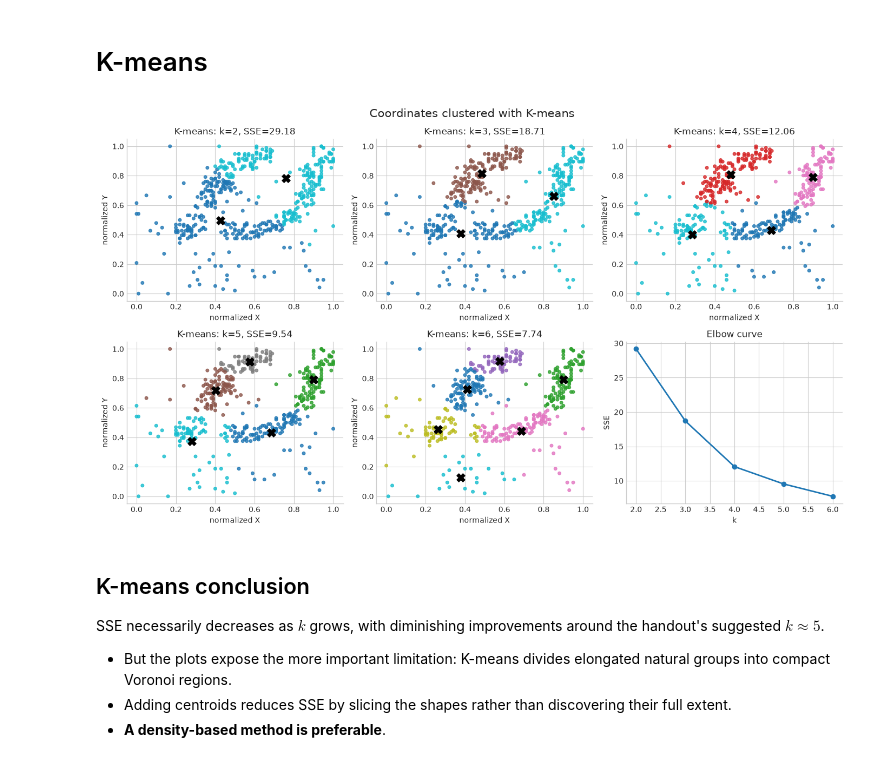
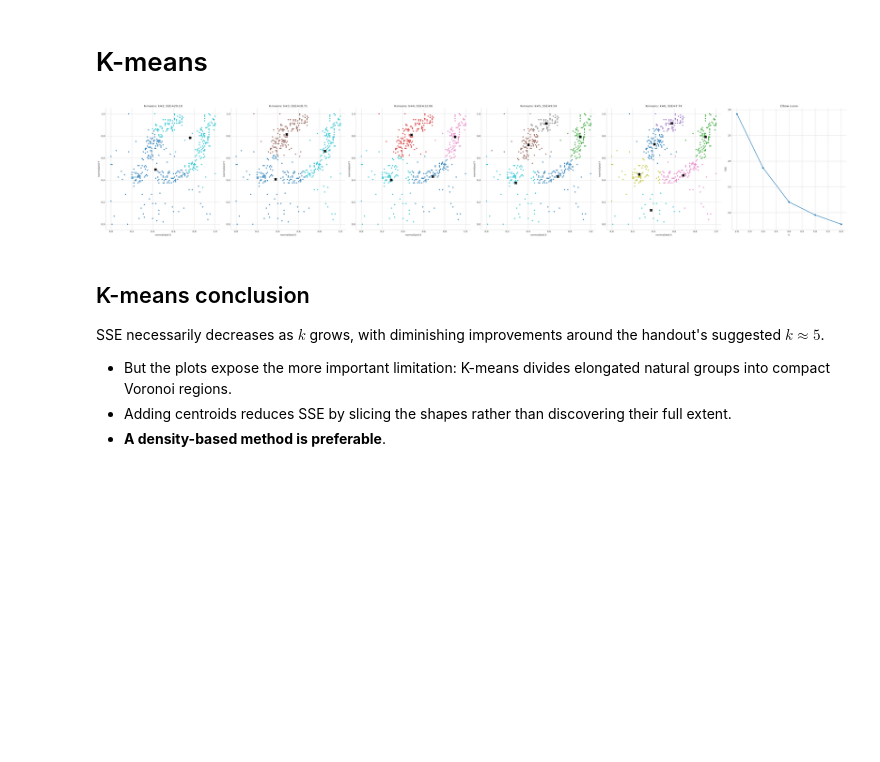
Before and after one commit to w4bo/AA2627-unibo-mldm, a Jupyter notebook: slides/lab-04-clustering.ipynb, the cells around one changed output. Cells and saved outputs as stored; diff of their text form; code cells hidden in the pictures; blank space fills up the shorter version.

Commit message:
fix: update lab layout

```diff
--- a/slides/lab-04-clustering.ipynb
+++ b/slides/lab-04-clustering.ipynb
@@ -584,0 +602,6 @@ Coordinates contains 480 two-dimensional points.
+# %%
+fig, ax = plt.subplots(1, 1, figsize=(8, 8))
+ax.scatter(coordinates["X"], coordinates["Y"], c="black")
+ax.set(title=f"Raw data", xlabel="X", ylabel="Y")
+plt.tight_layout()
+plt.show()
@@ -585,19 +614,13 @@ Coordinates contains 480 two-dimensional points.
 # %%
-coordinates = load_arff_frame("Coordinates.arff")
 coordinate_features = ["X", "Y"]
 coordinate_scaler = MinMaxScaler()
 X_coordinates = coordinate_scaler.fit_transform(coordinates[coordinate_features])
-
 coordinate_models = {}
 for k in range(2, 7):
     model = KMeans(n_clusters=k, n_init=20, random_state=10)
     labels = model.fit_predict(X_coordinates)
     coordinate_models[k] = (model, labels)
-
-coordinate_sse = pd.DataFrame({
-    "k": range(2, 7),
-    "SSE": [coordinate_models[k][0].inertia_ for k in range(2, 7)],
-})
+coordinate_sse = pd.DataFrame({ "k": range(2, 7), "SSE": [coordinate_models[k][0].inertia_ for k in range(2, 7)], })
 coordinate_sse["SSE reduction"] = coordinate_sse["SSE"].shift(1) - coordinate_sse["SSE"]
 coordinate_sse.round(3)
 # %% [output]
@@ -610,19 +633,18 @@ coordinate_sse.round(3)
 # %% [markdown]
 # K-means
 # %%
-fig, axes = plt.subplots(2, 3, figsize=(14, 8))
+fig, axes = plt.subplots(1, 6, figsize=(44, 8))
 for ax, k in zip(axes.flat, range(2, 7)):
     model, labels = coordinate_models[k]
     ax.scatter(X_coordinates[:, 0], X_coordinates[:, 1], c=labels, cmap="tab10", s=16, alpha=.8)
     ax.scatter(model.cluster_centers_[:, 0], model.cluster_centers_[:, 1], c="black", marker="X", s=120)
     ax.set(title=f"K-means: k={k}, SSE={model.inertia_:.2f}", xlabel="normalized X", ylabel="normalized Y")
 axes.flat[-1].plot(coordinate_sse["k"], coordinate_sse["SSE"], marker="o", linewidth=2)
 axes.flat[-1].set(title="Elbow curve", xlabel="k", ylabel="SSE")
-fig.suptitle("Coordinates clustered with K-means", fontsize=15)
 plt.tight_layout()
 plt.show()
 # %% [output]
-[figure, old version]
+[figure, new version]
 # %% [markdown]
 ## K-means conclusion
 
```
Also changed, not shown: parts of 10 cells of this notebook, 2 other files.
